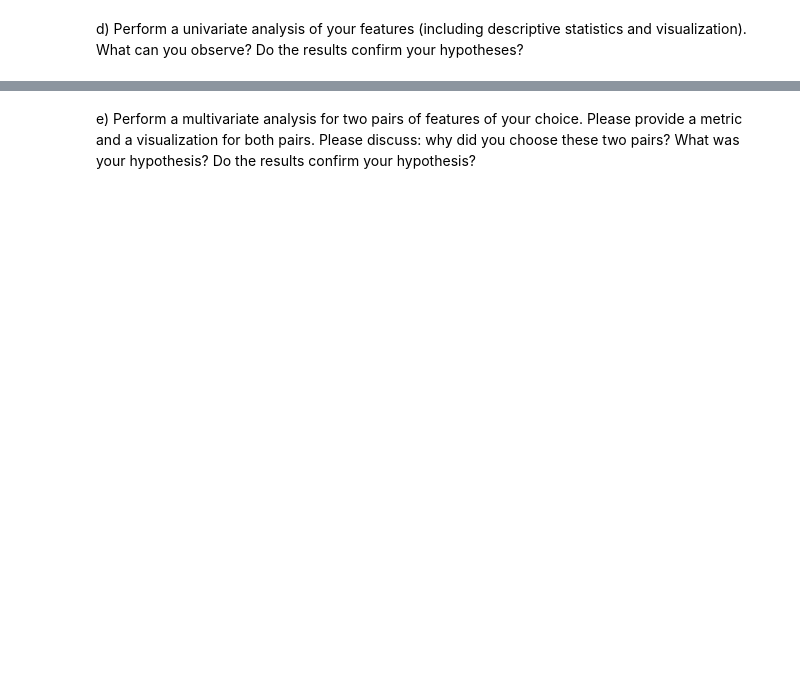
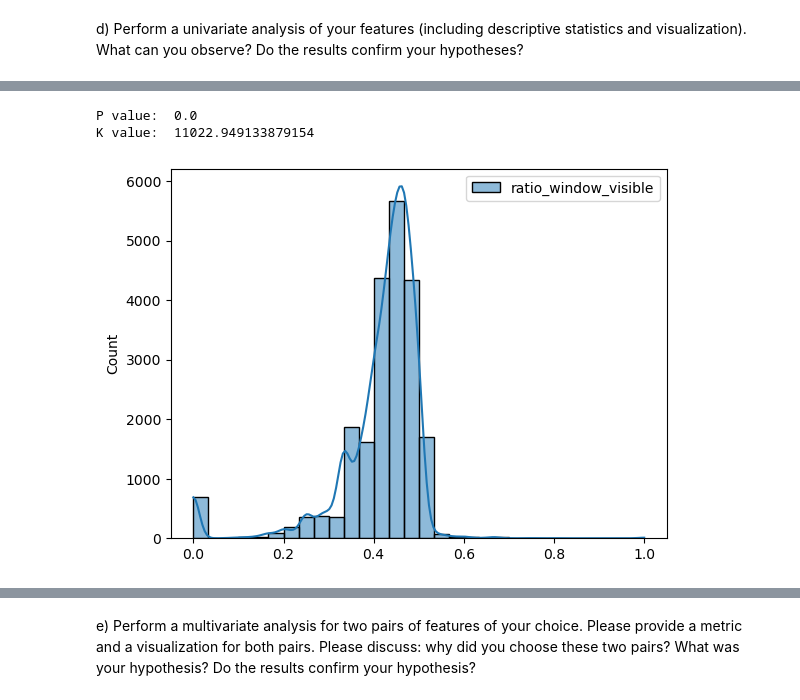
Before and after one commit to aybarsyazici/EPFL-CS421-MLBD, a Jupyter notebook: project/milestone-02/m2_lernnavi_sciper.ipynb, the cells around one changed output, grey strips where cells are left out. Cells and saved outputs as stored; diff of their text form; code cells hidden in the pictures; blank space fills up the shorter version.

```diff
--- a/project/milestone-02/m2_lernnavi_sciper.ipynb
+++ b/project/milestone-02/m2_lernnavi_sciper.ipynb
@@ -779,0 +930,9 @@ AttributeError: 'DataFrame' object has no attribute 'num_open_feedback'
+# %%
+sns.histplot(data=pd.DataFrame(df[df.num_events > 0].ratio_window_visible), bins=30, kde=True)
+k2, p = normaltest(a=df[(df.num_events > 0) &  (df.ratio_window_visible.notnull())].ratio_window_visible)
+print('P value: ', p)
+print('K value: ', k2)
+# %% [output]
+P value:  0.0
+K value:  11022.949133879154
+[figure, added]
```
Also changed, not shown: parts of 55 cells of this notebook, 1 other file.
